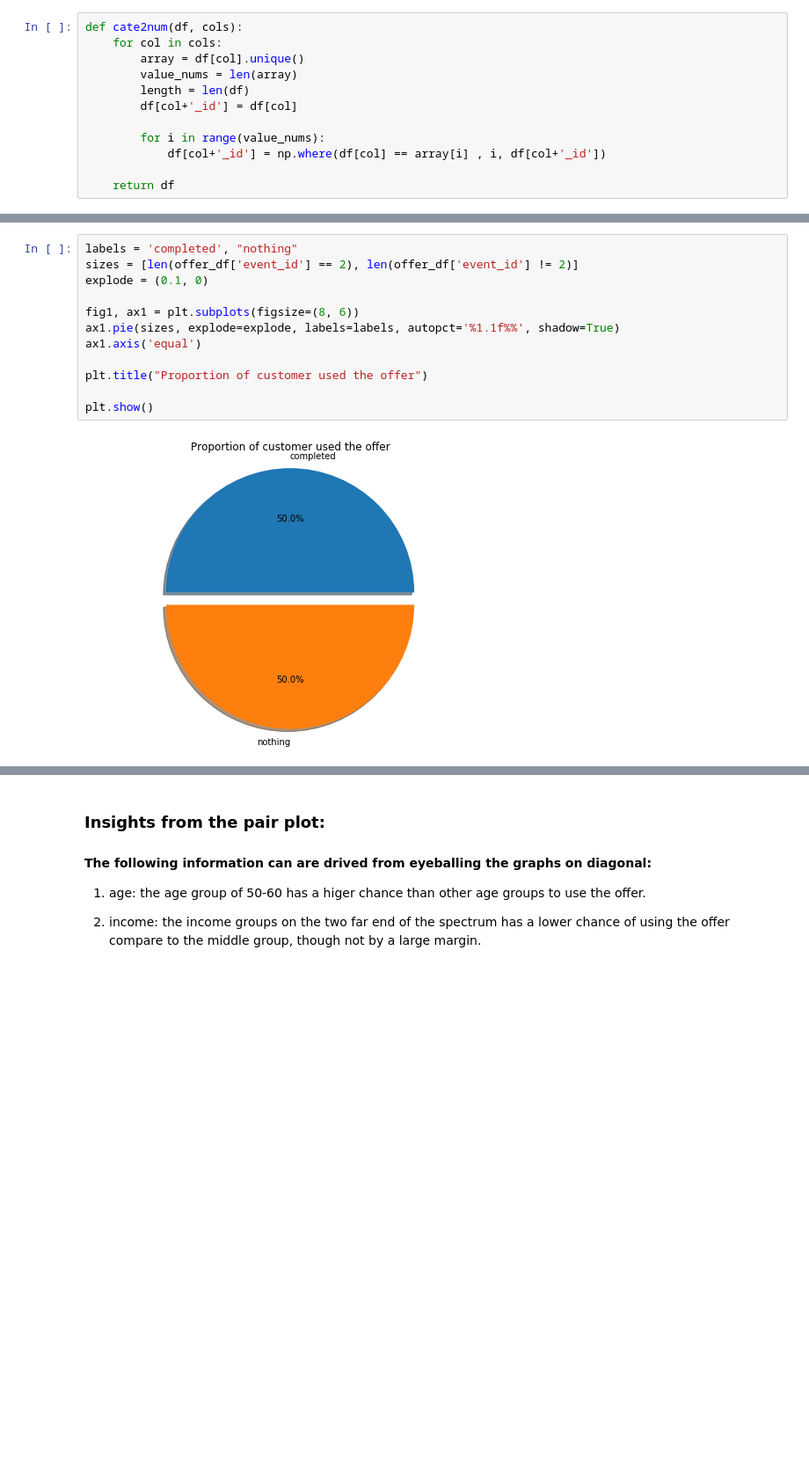
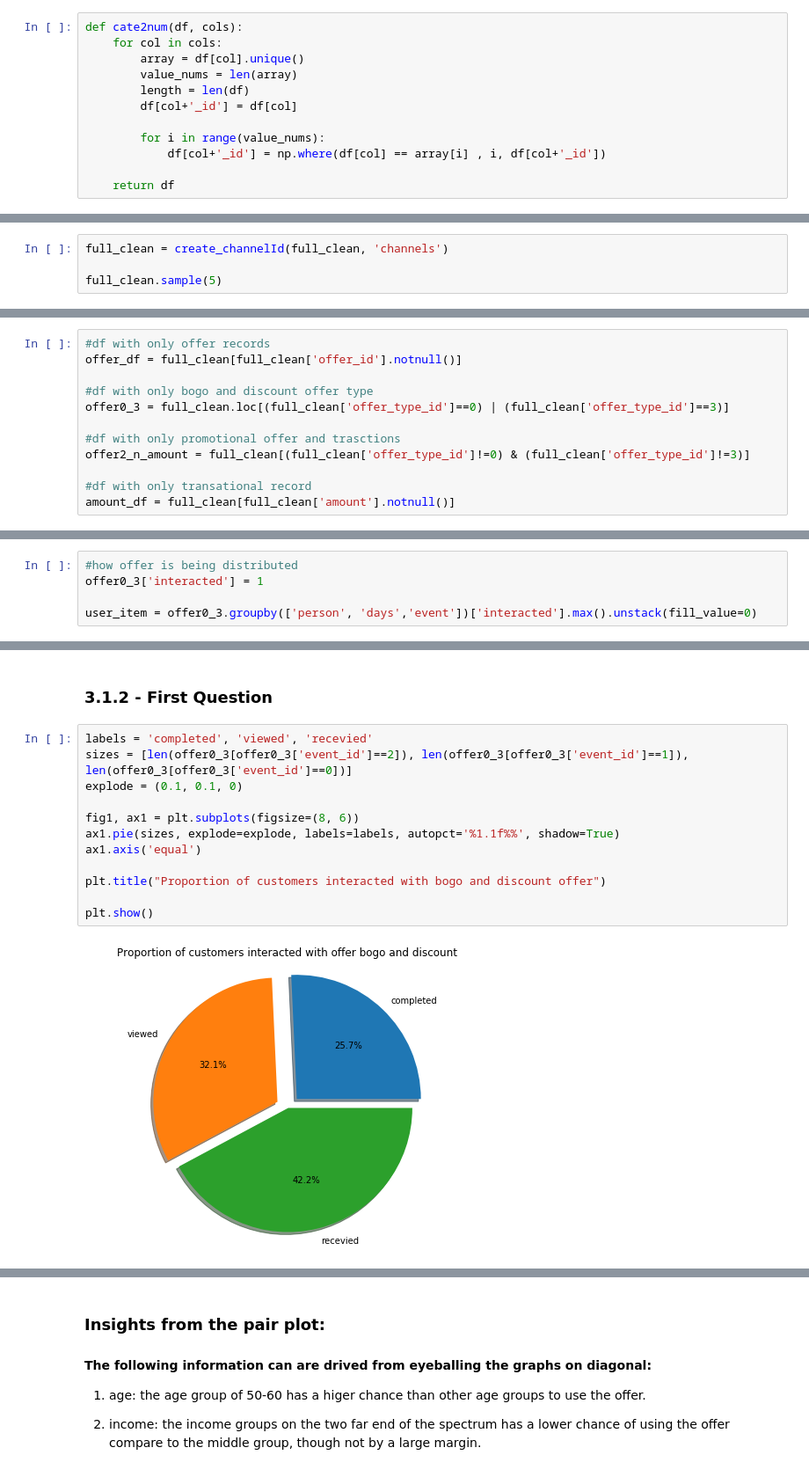
Before and after one commit to linnndachen/starbucks_capstone, a Jupyter notebook: Starbucks_Capstone_notebook.ipynb, the cells around one changed output, grey strips where cells are left out. Shown: that part at 88% size. Drawn from its saved outputs; the diff is of its cells as text; blank space fills up the shorter version.

```diff
--- a/Starbucks_Capstone_notebook.ipynb
+++ b/Starbucks_Capstone_notebook.ipynb
@@ -458,0 +430,4 @@ com_df.sample(30)
+# %%
+full_clean = create_channelId(full_clean, 'channels')
+
+full_clean.sample(5)
@@ -458,0 +443,12 @@ com_df.sample(30)
+# %%
+#df with only offer records
+offer_df = full_clean[full_clean['offer_id'].notnull()]
+
+#df with only bogo and discount offer type
+offer0_3 = full_clean.loc[(full_clean['offer_type_id']==0) | (full_clean['offer_type_id']==3)]
+
+#df with only promotional offer and trasctions
+offer2_n_amount = full_clean[(full_clean['offer_type_id']!=0) & (full_clean['offer_type_id']!=3)]
+
+#df with only transational record
+amount_df = full_clean[full_clean['amount'].notnull()]
@@ -500,0 +543,5 @@ offer_df.sample(30)
+# %%
+#how offer is being distributed
+offer0_3['interacted'] = 1
+
+user_item = offer0_3.groupby(['person', 'days','event'])['interacted'].max().unstack(fill_value=0)
@@ -501,15 +571,17 @@ offer_df.sample(30)
+# %% [markdown]
+### 3.1.2 - First Question
 # %%
-labels = 'completed', "nothing"
-sizes = [len(offer_df['event_id'] == 2), len(offer_df['event_id'] != 2)]
-explode = (0.1, 0)
+labels = 'completed', 'viewed', 'recevied'
+sizes = [len(offer0_3[offer0_3['event_id']==2]), len(offer0_3[offer0_3['event_id']==1]), len(offer0_3[offer0_3['event_id']==0])]
+explode = (0.1, 0.1, 0)
 
 fig1, ax1 = plt.subplots(figsize=(8, 6))
 ax1.pie(sizes, explode=explode, labels=labels, autopct='%1.1f%%', shadow=True)
 ax1.axis('equal')
 
-plt.title("Proportion of customer used the offer")
+plt.title("Proportion of customers interacted with bogo and discount offer")
 
 plt.show()
 # %% [output]
-[figure, old version]
+[figure, new version]
 # %%
```
Also changed, not shown: parts of 61 cells of this notebook.
